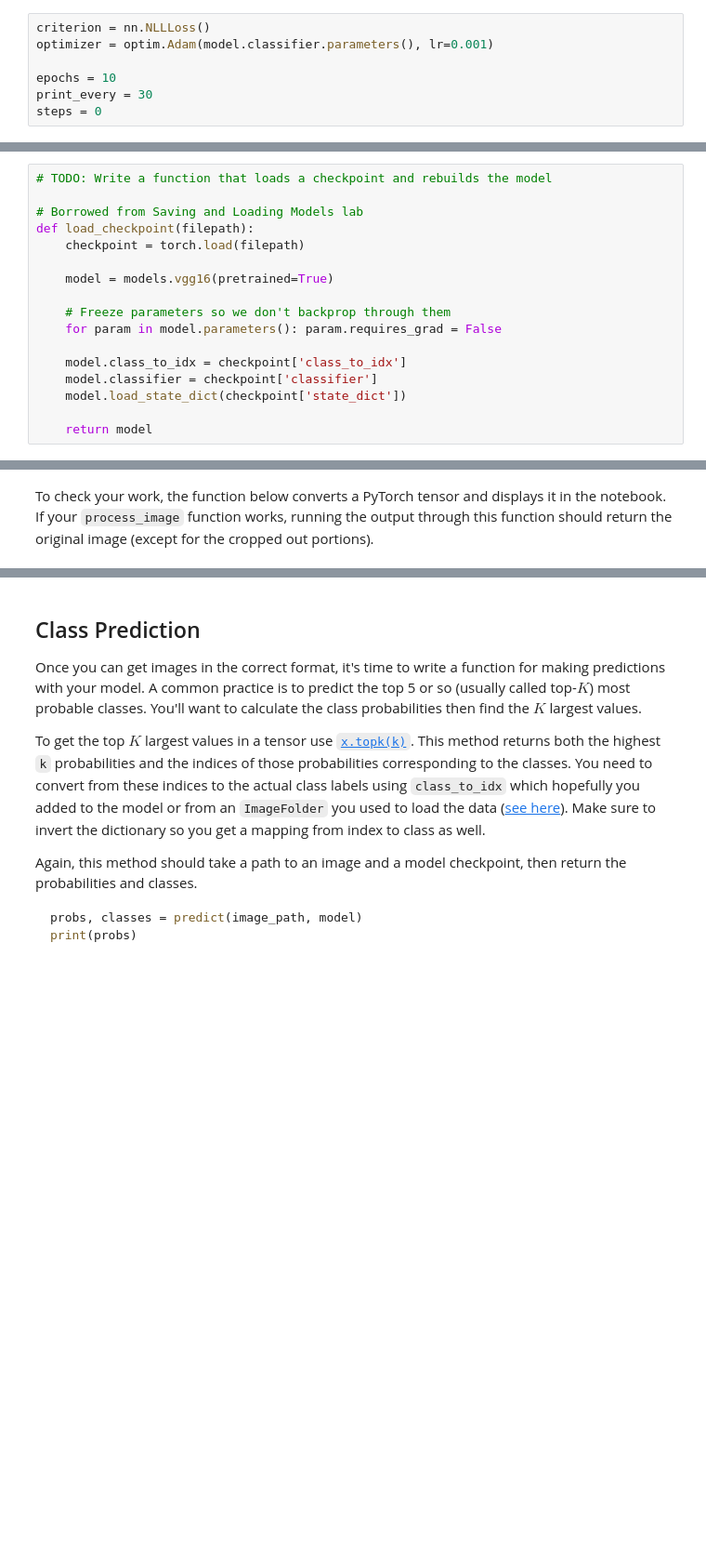
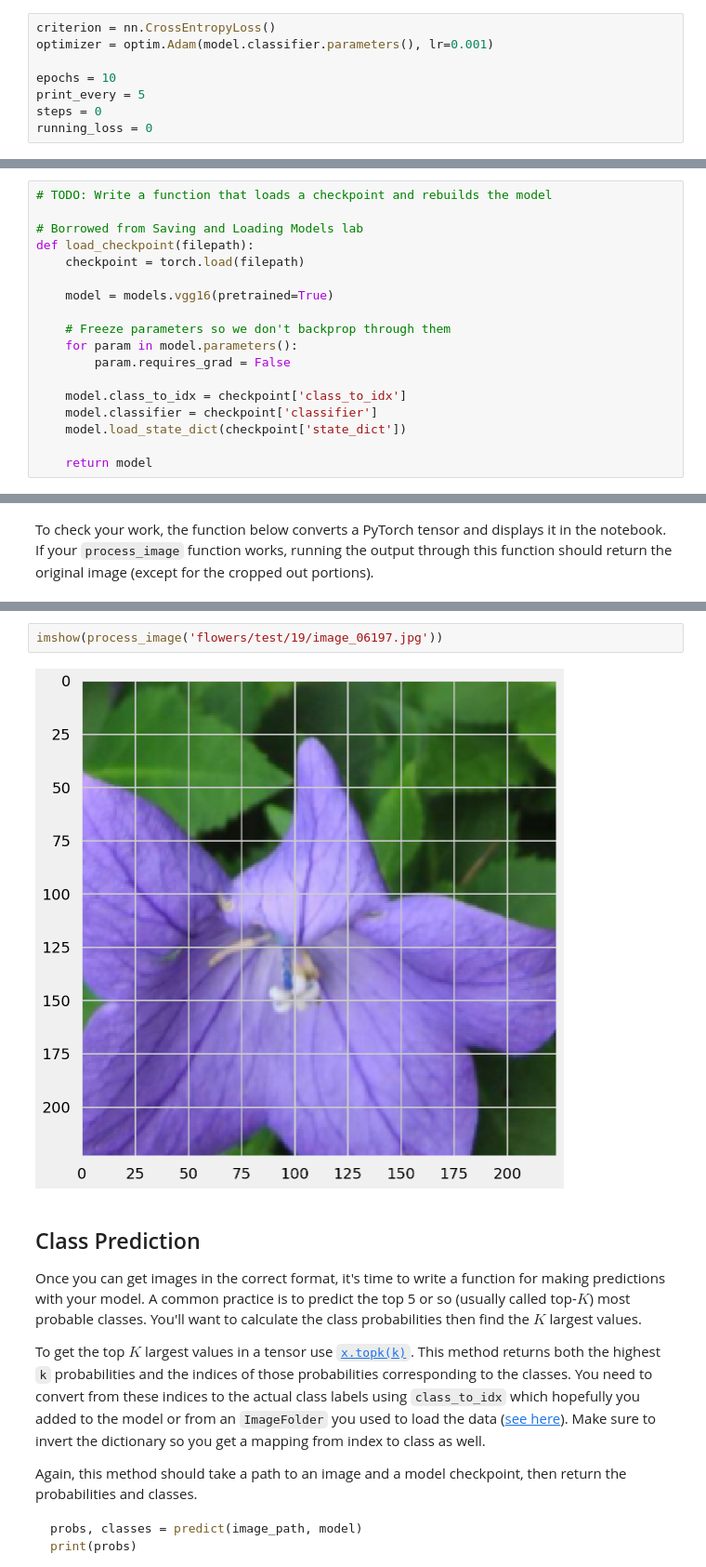
Before and after one commit to kennethn/machine-learning-nanodegree, a Jupyter notebook: p2_image_classifier/Image Classifier Project.ipynb, the cells around one changed output, grey strips where cells are left out. Shown at 93% size. Saved outputs shown, nothing was run; the diff lists cells and outputs as text; blank space fills up the shorter version.

```diff
--- a/p2_image_classifier/Image Classifier Project.ipynb
+++ b/p2_image_classifier/Image Classifier Project.ipynb
@@ -181,9 +213,10 @@ VGG(
   )
 )
 # %%
-criterion = nn.NLLLoss()
+criterion = nn.CrossEntropyLoss()
 optimizer = optim.Adam(model.classifier.parameters(), lr=0.001)
 
 epochs = 10
-print_every = 30
+print_every = 5
 steps = 0
+running_loss = 0
@@ -308,7 +344,8 @@ def load_checkpoint(filepath):
     model = models.vgg16(pretrained=True)
 
     # Freeze parameters so we don't backprop through them
-    for param in model.parameters(): param.requires_grad = False
+    for param in model.parameters():
+        param.requires_grad = False
 
     model.class_to_idx = checkpoint['class_to_idx']
     model.classifier = checkpoint['classifier']
@@ -400,3 +423,7 @@ NameError: name 'testloaders' is not defined
+# %%
+imshow(process_image('flowers/test/19/image_06197.jpg'))
+# %% [output]
+[figure, added]
 # %% [markdown]
 ## Class Prediction
 
```
Also changed, not shown: parts of 22 cells of this notebook.
